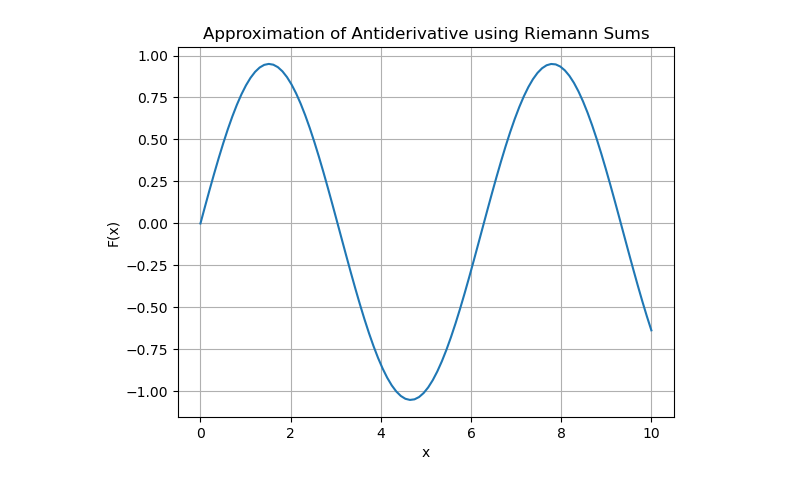
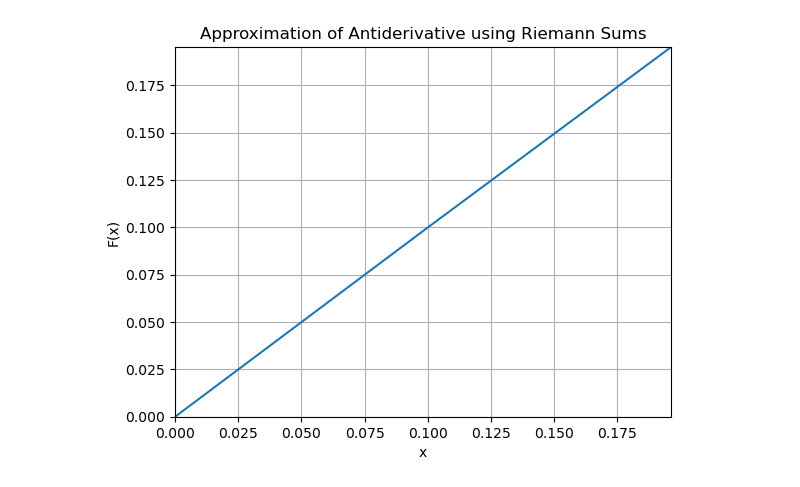
Before and after one commit to naturaljhc/numerical_methods, a Jupyter notebook: plotter/plotter.ipynb, the cells around one changed output. Cells and saved outputs as stored; diff of their text form; code cells hidden in the pictures.

```diff
--- a/plotter/plotter.ipynb
+++ b/plotter/plotter.ipynb
@@ -15,9 +15,11 @@ y = np.array(data["data"])
 # %%
 plt.plot(x, y)
 plt.xlabel('x')
 plt.ylabel('F(x)')
+plt.xlim([0, np.pi/16])
+plt.ylim([0, np.sin(np.pi/16)])
 plt.title('Approximation of Antiderivative using Riemann Sums')
 plt.grid(True)
 plt.show()
 # %% [output]
-[figure, old version]
+[figure, new version]
```
Also changed, not shown: parts of 1 cell of this notebook, 4 other files.
